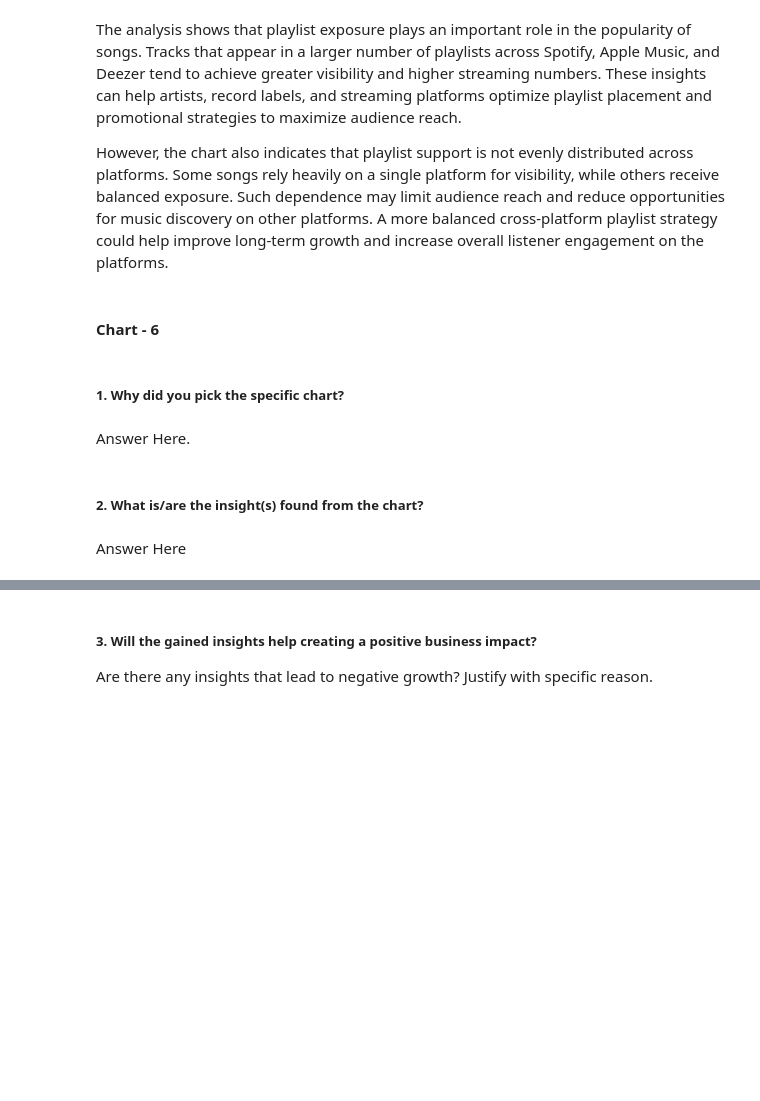
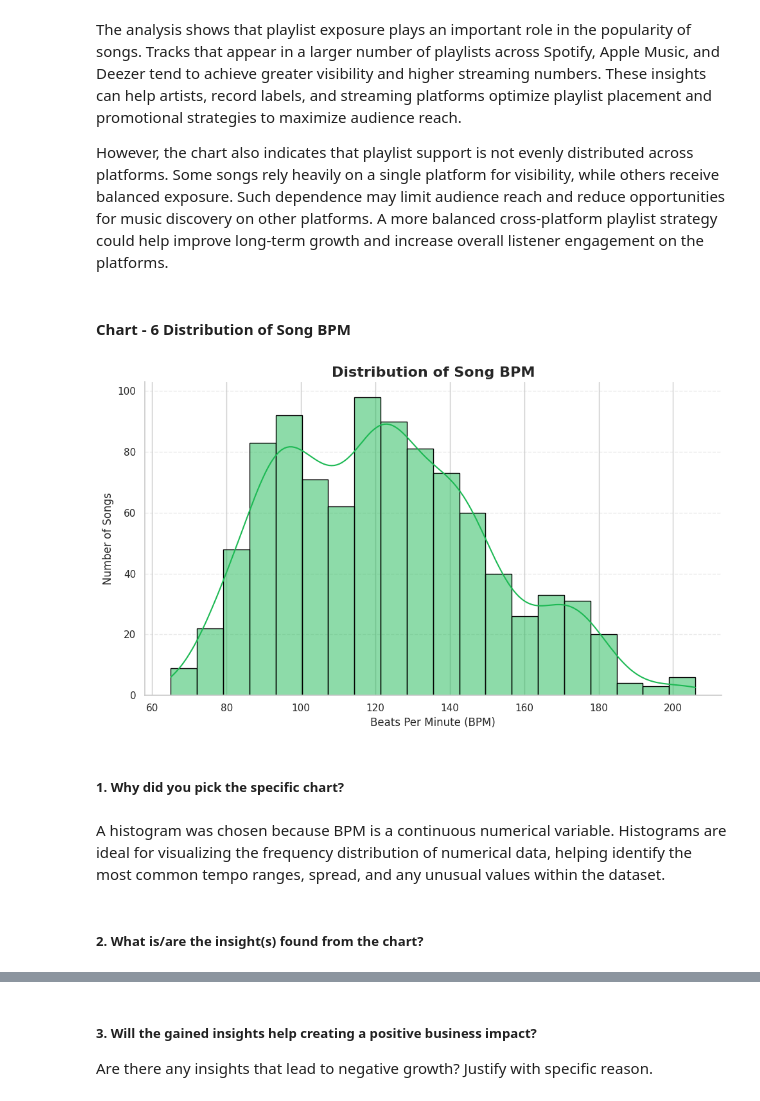
Before and after one commit to bhumika0205/Spotify-EDA, a Jupyter notebook: Spotify_EDA_2023.ipynb, the cells around one changed output, grey strips where cells are left out. Drawn from its saved outputs; the diff is of its cells as text; code cells hidden in the pictures; blank space fills up the shorter version.

Commit message:
Data Visualisation

```diff
--- a/Spotify_EDA_2023.ipynb
+++ b/Spotify_EDA_2023.ipynb
@@ -709,4 +709,4 @@ The analysis shows that playlist exposure plays an important role in the popular
 
 However, the chart also indicates that playlist support is not evenly distributed across platforms. Some songs rely heavily on a single platform for visibility, while others receive balanced exposure. Such dependence may limit audience reach and reduce opportunities for music discovery on other platforms. A more balanced cross-platform playlist strategy could help improve long-term growth and increase overall listener engagement on the platforms.
 # %% [markdown]
-#### Chart - 6
+#### Chart - 6 Distribution of Song BPM
@@ -715,8 +713,39 @@ However, the chart also indicates that playlist support is not evenly distribute
+# %%
+# Chart - 6 visualization code
+
+# Distribution of Song BPM
+
+plt.figure(figsize=(10,6))
+
+sns.histplot(
+    data=df_clean,
+    x="bpm",
+    bins=20,
+    kde=True,
+    color="#1DB954",
+    edgecolor="black"
+)
+
+plt.title(
+    "Distribution of Song BPM",
+    fontsize=16,
+    fontweight="bold"
+)
+
+plt.xlabel("Beats Per Minute (BPM)", fontsize=12)
+plt.ylabel("Number of Songs", fontsize=12)
+
+plt.grid(axis="y", linestyle="--", alpha=0.4)
+
+sns.despine()
+
+plt.tight_layout()
+plt.show()
+# %% [output]
+[figure, added]
 # %% [markdown]
 ##### 1. Why did you pick the specific chart?
-# %% [markdown]
-Answer Here.
+# %% [markdown]
+A histogram was chosen because BPM is a continuous numerical variable. Histograms are ideal for visualizing the frequency distribution of numerical data, helping identify the most common tempo ranges, spread, and any unusual values within the dataset.
 # %% [markdown]
 ##### 2. What is/are the insight(s) found from the chart?
-# %% [markdown]
-Answer Here
```
Also changed, not shown: parts of 23 cells of this notebook.
